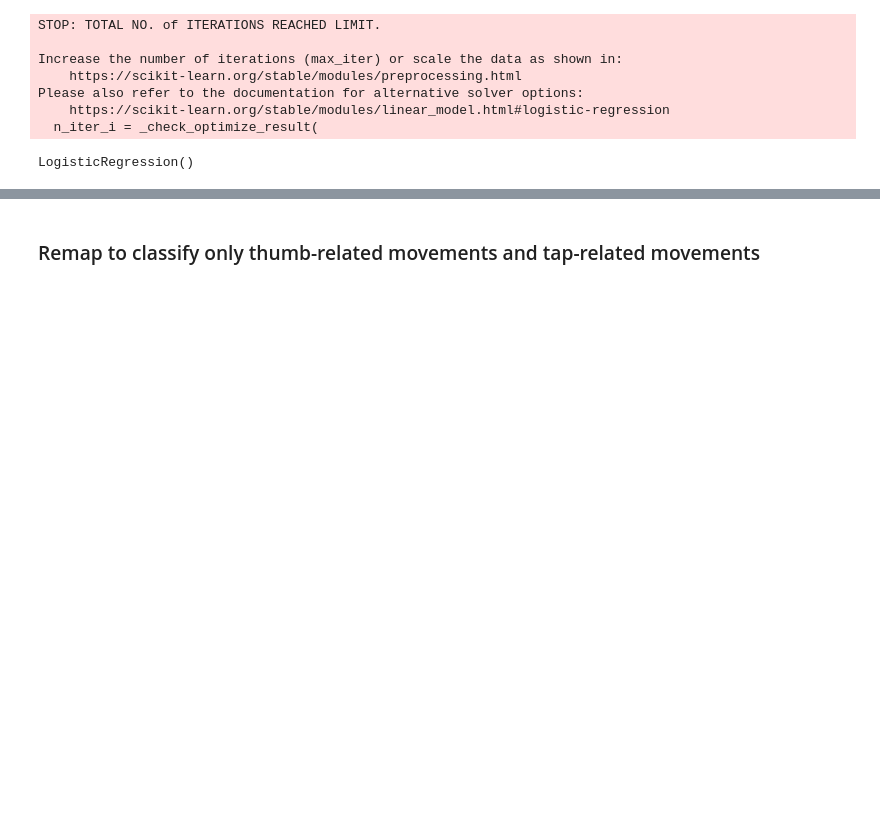
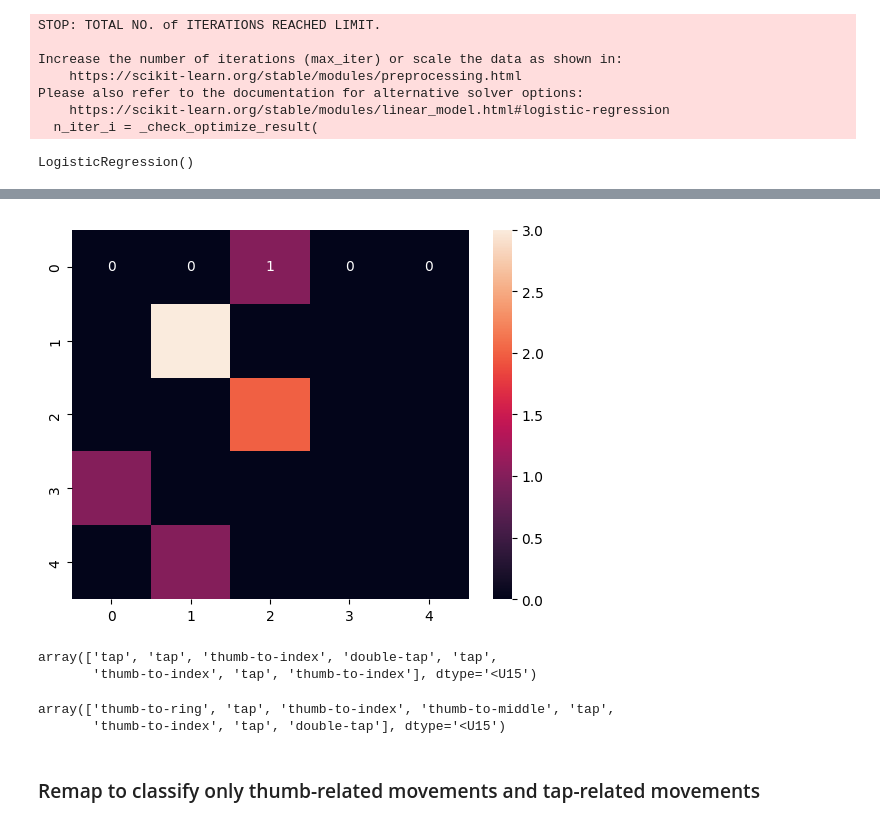
Before and after one commit to neurotech-berkeley/emg-mlsad, a Jupyter notebook: dsp/tap-double-tap.ipynb, the cells around one changed output, grey strips where cells are left out. Saved outputs shown, nothing was run; the diff lists cells and outputs as text; code cells hidden in the pictures; blank space fills up the shorter version.

```diff
--- a/dsp/tap-double-tap.ipynb
+++ b/dsp/tap-double-tap.ipynb
@@ -236,0 +334,5 @@ Actual: double-tap
+# %%
+from sklearn.discriminant_analysis import QuadraticDiscriminantAnalysis
+qda = QuadraticDiscriminantAnalysis(tol=1e-1)
+qda.fit(X_train, y_train)
+y_pred = qda.predict(X_test)
@@ -236,0 +376,6 @@ Actual: double-tap
+# %%
+# lda
+from sklearn.discriminant_analysis import LinearDiscriminantAnalysis
+lda = LinearDiscriminantAnalysis(solver='lsqr')
+lda.fit(X_train, y_train)
+y_pred = lda.predict(X_test)
@@ -237,2 +401,23 @@ Actual: double-tap
+# %%
+# confusion matrix for y_test and y_pred
+from sklearn.metrics import confusion_matrix
+import seaborn as sns
+import matplotlib.pyplot as plt
+
+cm = confusion_matrix(y_test, y_pred)
+sns.heatmap(cm, annot=True, fmt="d")
+plt.show()
+# %% [output]
+[figure, added]
+# %%
+y_pred
+# %% [output]
+array(['tap', 'tap', 'thumb-to-index', 'double-tap', 'tap',
+       'thumb-to-index', 'tap', 'thumb-to-index'], dtype='<U15')
+# %%
+y_test
+# %% [output]
+array(['thumb-to-ring', 'tap', 'thumb-to-index', 'thumb-to-middle', 'tap',
+       'thumb-to-index', 'tap', 'double-tap'], dtype='<U15')
 # %% [markdown]
 ### Remap to classify only thumb-related movements and tap-related movements
```
Also changed, not shown: parts of 20 cells of this notebook, 4 other files.
